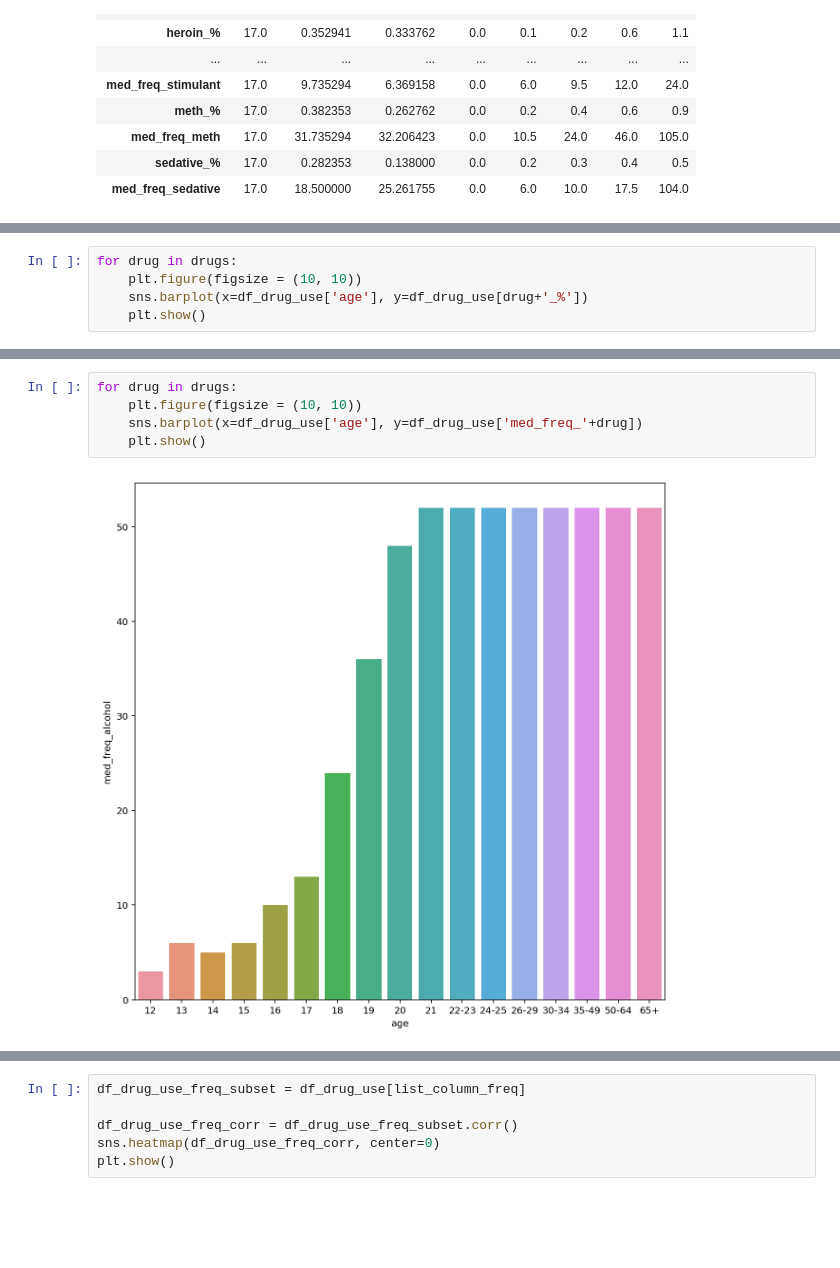
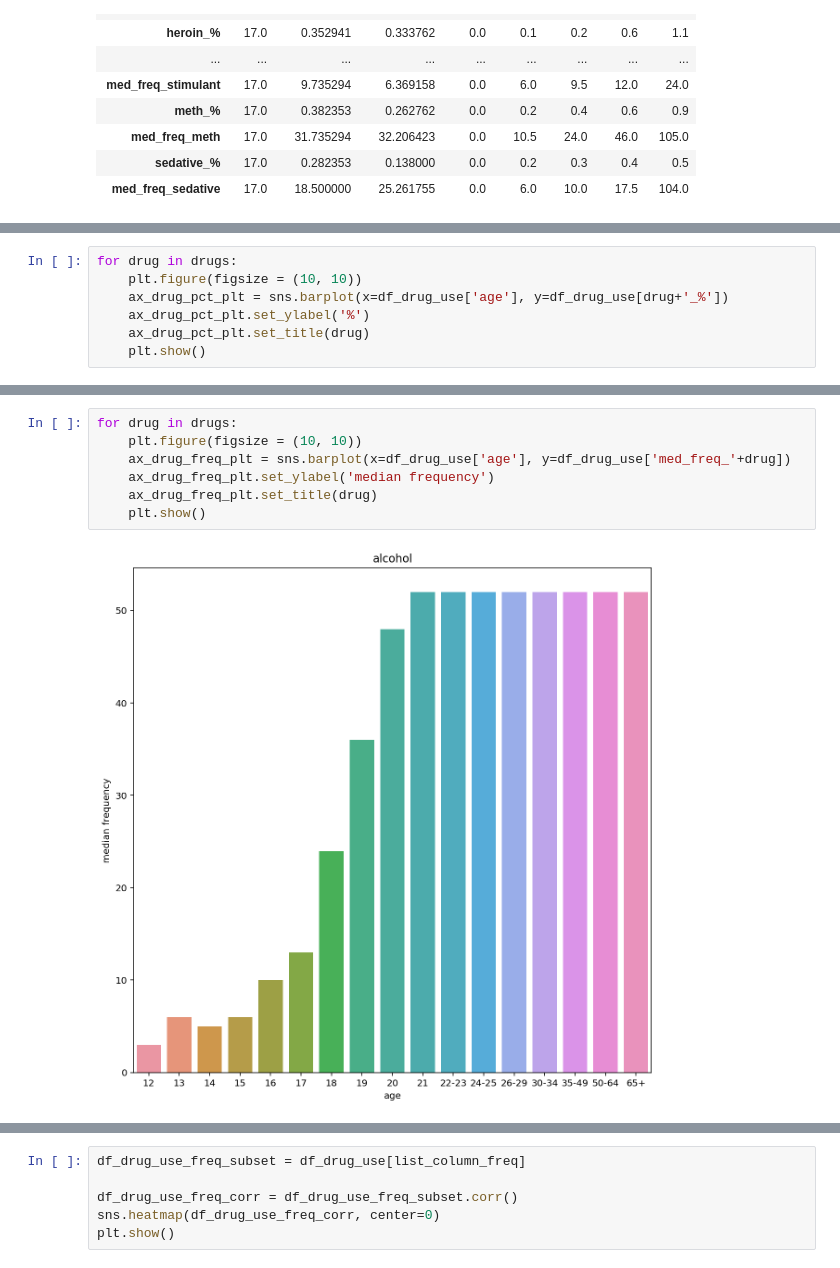
Before and after one commit to yingkh/dsi-sg-03-projects, a Jupyter notebook: project-two/kaho-project2.ipynb, the cells around one changed output, grey strips where cells are left out. Cells and saved outputs as stored; diff of their text form; blank space fills up the shorter version.

```diff
--- a/project-two/kaho-project2.ipynb
+++ b/project-two/kaho-project2.ipynb
@@ -650,6 +656,8 @@ plt.show()
 # %%
 for drug in drugs:
     plt.figure(figsize = (10, 10))
-    sns.barplot(x=df_drug_use['age'], y=df_drug_use[drug+'_%'])
+    ax_drug_pct_plt = sns.barplot(x=df_drug_use['age'], y=df_drug_use[drug+'_%'])
+    ax_drug_pct_plt.set_ylabel('%')
+    ax_drug_pct_plt.set_title(drug)
     plt.show()
 # %% [output]
@@ -669,7 +677,9 @@ for drug in drugs:
 # %%
 for drug in drugs:
     plt.figure(figsize = (10, 10))
-    sns.barplot(x=df_drug_use['age'], y=df_drug_use['med_freq_'+drug])
+    ax_drug_freq_plt = sns.barplot(x=df_drug_use['age'], y=df_drug_use['med_freq_'+drug])
+    ax_drug_freq_plt.set_ylabel('median frequency')
+    ax_drug_freq_plt.set_title(drug)
     plt.show()
 # %% [output]
-[figure, old version]
+[figure, new version]
```
Also changed, not shown: parts of 7 cells of this notebook.
